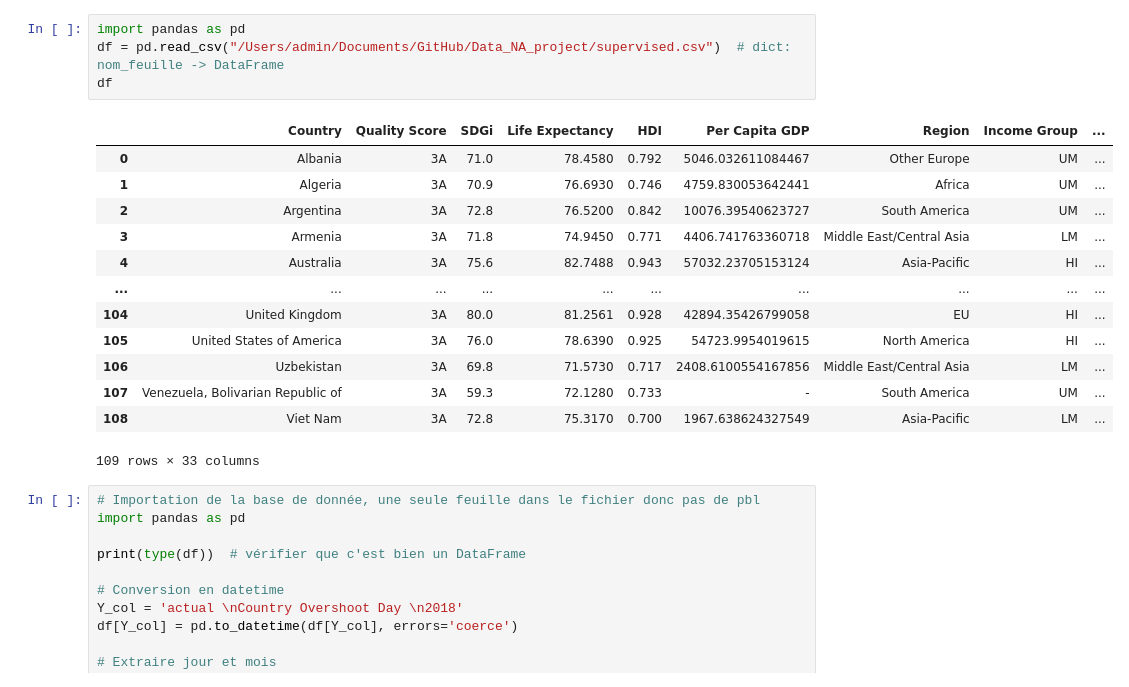
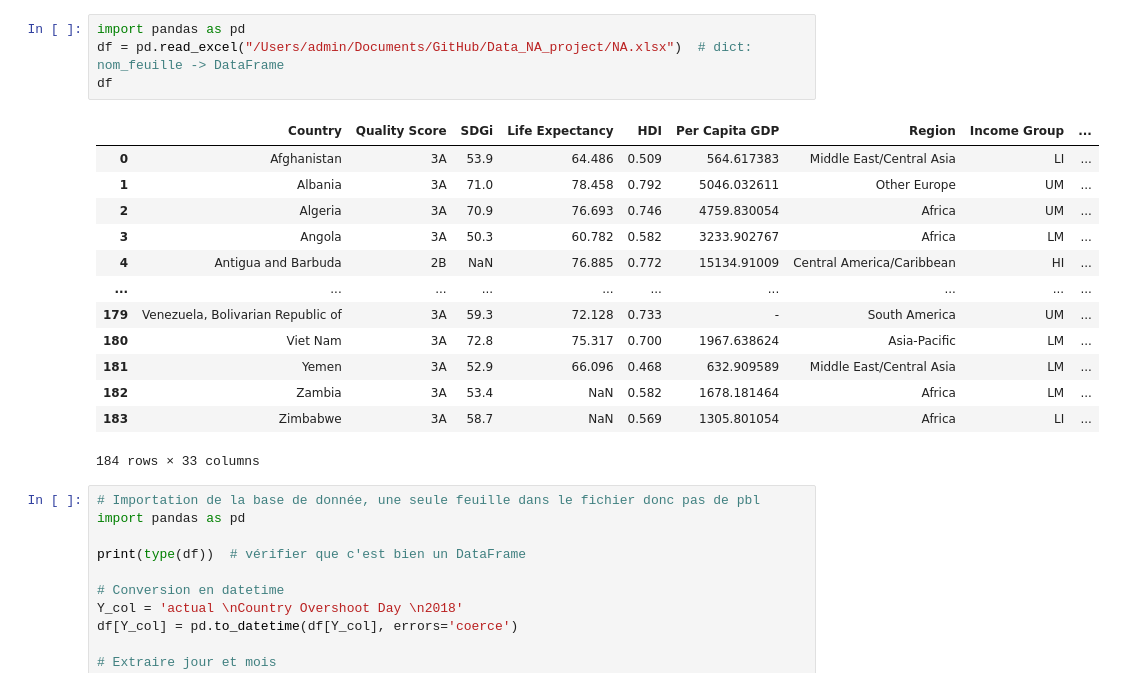
Before and after one commit to anna-cochat/Data_NA_project, a Jupyter notebook: Scénario1.ipynb, the cells around one changed output. Cells and saved outputs as stored; diff of their text form.

```diff
--- a/Scénario1.ipynb
+++ b/Scénario1.ipynb
@@ -1,21 +1,21 @@
 # %%
 import pandas as pd
-df = pd.read_csv("/Users/admin/Documents/GitHub/Data_NA_project/supervised.csv")  # dict: nom_feuille -> DataFrame
+df = pd.read_excel("/Users/admin/Documents/GitHub/Data_NA_project/NA.xlsx")  # dict: nom_feuille -> DataFrame
 df
 # %% [output]
 |  | Country | Quality Score | SDGi | Life Expectancy | HDI | Per Capita GDP | Region | Income Group | ... |
-| 0 | Albania | 3A | 71.0 | 78.4580 | 0.792 | 5046.032611084467 | Other Europe | UM | ... |
-| 1 | Algeria | 3A | 70.9 | 76.6930 | 0.746 | 4759.830053642441 | Africa | UM | ... |
-| 2 | Argentina | 3A | 72.8 | 76.5200 | 0.842 | 10076.39540623727 | South America | UM | ... |
-| 3 | Armenia | 3A | 71.8 | 74.9450 | 0.771 | 4406.741763360718 | Middle East/Central Asia | LM | ... |
-| 4 | Australia | 3A | 75.6 | 82.7488 | 0.943 | 57032.23705153124 | Asia-Pacific | HI | ... |
+| 0 | Afghanistan | 3A | 53.9 | 64.486 | 0.509 | 564.617383 | Middle East/Central Asia | LI | ... |
+| 1 | Albania | 3A | 71.0 | 78.458 | 0.792 | 5046.032611 | Other Europe | UM | ... |
+| 2 | Algeria | 3A | 70.9 | 76.693 | 0.746 | 4759.830054 | Africa | UM | ... |
+| 3 | Angola | 3A | 50.3 | 60.782 | 0.582 | 3233.902767 | Africa | LM | ... |
+| 4 | Antigua and Barbuda | 2B | NaN | 76.885 | 0.772 | 15134.91009 | Central America/Caribbean | HI | ... |
 | ... | ... | ... | ... | ... | ... | ... | ... | ... | ... |
-| 104 | United Kingdom | 3A | 80.0 | 81.2561 | 0.928 | 42894.35426799058 | EU | HI | ... |
-| 105 | United States of America | 3A | 76.0 | 78.6390 | 0.925 | 54723.9954019615 | North America | HI | ... |
-| 106 | Uzbekistan | 3A | 69.8 | 71.5730 | 0.717 | 2408.6100554167856 | Middle East/Central Asia | LM | ... |
-| 107 | Venezuela, Bolivarian Republic of | 3A | 59.3 | 72.1280 | 0.733 | - | South America | UM | ... |
-| 108 | Viet Nam | 3A | 72.8 | 75.3170 | 0.700 | 1967.638624327549 | Asia-Pacific | LM | ... |
+| 179 | Venezuela, Bolivarian Republic of | 3A | 59.3 | 72.128 | 0.733 | - | South America | UM | ... |
+| 180 | Viet Nam | 3A | 72.8 | 75.317 | 0.700 | 1967.638624 | Asia-Pacific | LM | ... |
+| 181 | Yemen | 3A | 52.9 | 66.096 | 0.468 | 632.909589 | Middle East/Central Asia | LM | ... |
+| 182 | Zambia | 3A | 53.4 | NaN | 0.582 | 1678.181464 | Africa | LM | ... |
+| 183 | Zimbabwe | 3A | 58.7 | NaN | 0.569 | 1305.801054 | Africa | LI | ... |
-109 rows × 33 columns
+184 rows × 33 columns
 # %%
 # Importation de la base de donnée, une seule feuille dans le fichier donc pas de pbl
 import pandas as pd
```
Also changed, not shown: parts of 11 cells of this notebook, 3 other files.
